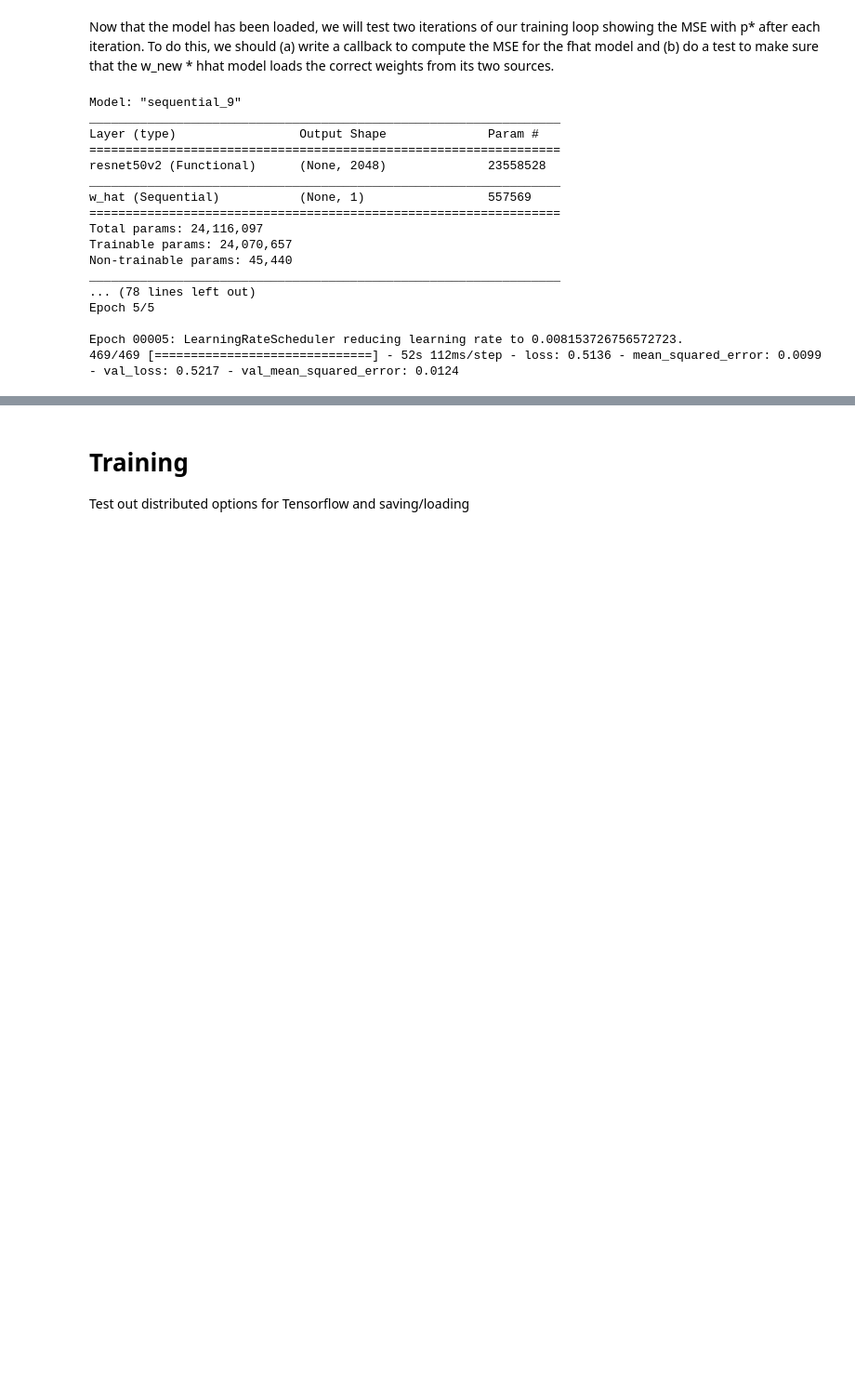
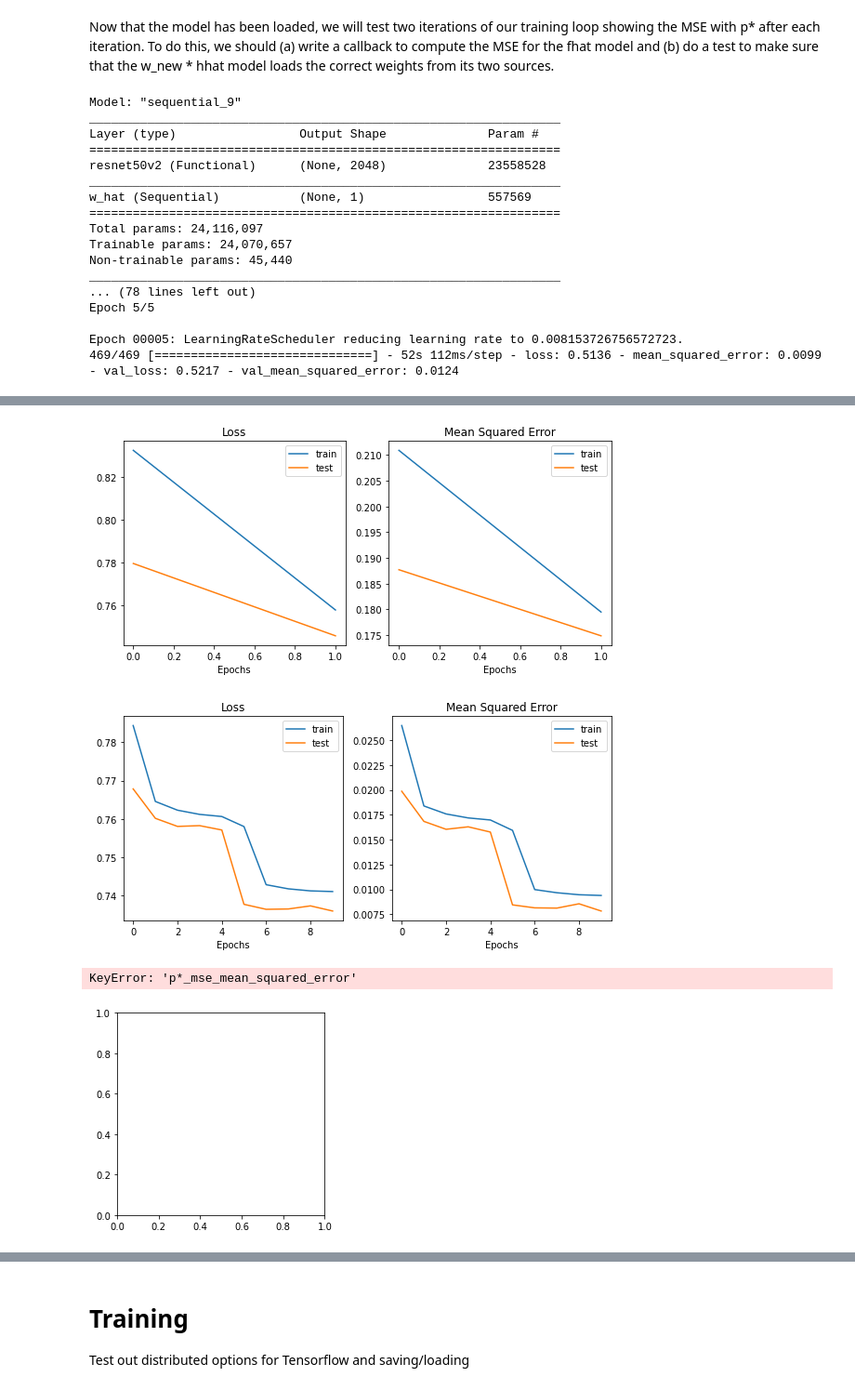
Before and after one commit to mburhanpurkar/multicalibration, a Jupyter notebook: Data Preparation for MNIST ResNet Test.ipynb, the cells around one changed output, grey strips where cells are left out. Shown at 93% size. Cells and saved outputs as stored; diff of their text form; code cells hidden in the pictures; blank space fills up the shorter version.

```diff
--- a/Data Preparation for MNIST ResNet Test.ipynb
+++ b/Data Preparation for MNIST ResNet Test.ipynb
@@ -1935,0 +1475,66 @@ Epoch 00002: LearningRateScheduler reducing learning rate to 0.00980099994689226
+# %%
+################## Save results
+total_hist1 = dict()
+total_hist2 = dict()
+
+for key in hists1[0].history.keys():
+    current_values = []
+    for hist_dict in hists1:
+        hist_dict = hist_dict.history
+        current_values += hist_dict[key]
+    total_hist1[key] = current_values
+
+for key in hists2[0].history.keys():
+    current_values = []
+    for hist_dict in hists2:
+        hist_dict = hist_dict.history
+        current_values += hist_dict[key]
+    total_hist2[key] = current_values
+
+json.dump(str(total_hist1), open("fhat_" + base_name + "/history.json", 'w'))
+pickle.dump(total_hist1, open("fhat_" + base_name + "/history.pkl", 'wb'), pickle.HIGHEST_PROTOCOL)
+json.dump(str(total_hist2), open("w_new_h_hat_" + base_name + "/history.json", 'w'))
+pickle.dump(total_hist2, open("w_new_h_hat_" + base_name + "/history.pkl", 'wb'), pickle.HIGHEST_PROTOCOL)
+
+
+################## Add some plots for good measure
+fig, ax = plt.subplots(1, 2, figsize=(8,4))
+ax[0].plot(total_hist1['loss'], label='train')
+ax[0].plot(total_hist1['val_loss'], label='test')
+ax[0].legend()
+ax[0].set_title("Loss")
+ax[0].set_xlabel("Epochs")
+ax[1].plot(total_hist1['mean_squared_error'], label='train')
+ax[1].plot(total_hist1['val_mean_squared_error'], label='test')
+ax[1].legend()
+ax[1].set_title("Mean Squared Error")
+ax[1].set_xlabel("Epochs")
+plt.tight_layout()
+plt.show()
+
+fig, ax = plt.subplots(1, 2, figsize=(8,4))
+ax[0].plot(total_hist2['loss'], label='train')
+ax[0].plot(total_hist2['val_loss'], label='test')
+ax[0].legend()
+ax[0].set_title("Loss")
+ax[0].set_xlabel("Epochs")
+ax[1].plot(total_hist2['mean_squared_error'], label='train')
+ax[1].plot(total_hist2['val_mean_squared_error'], label='test')
+ax[1].legend()
+ax[1].set_title("Mean Squared Error")
+ax[1].set_xlabel("Epochs")
+plt.tight_layout()
+plt.show()
+
+fig, ax = plt.subplots(figsize=(4,4))
+ax.plot(total_hist1['p*_mse_mean_squared_error'], label='fhat')
+ax.plot(total_hist2['val_mean_squared_error'], label='w_new * hhat')
+ax.legend()
+ax.set_title("p* Validation MSE")
+ax.set_xlabel("Epochs")
+plt.show()
+# %% [output]
+[figure, added]
+[figure, added]
+KeyError: 'p*_mse_mean_squared_error'
+[figure, added]
```
Also changed, not shown: parts of 39 cells of this notebook.
